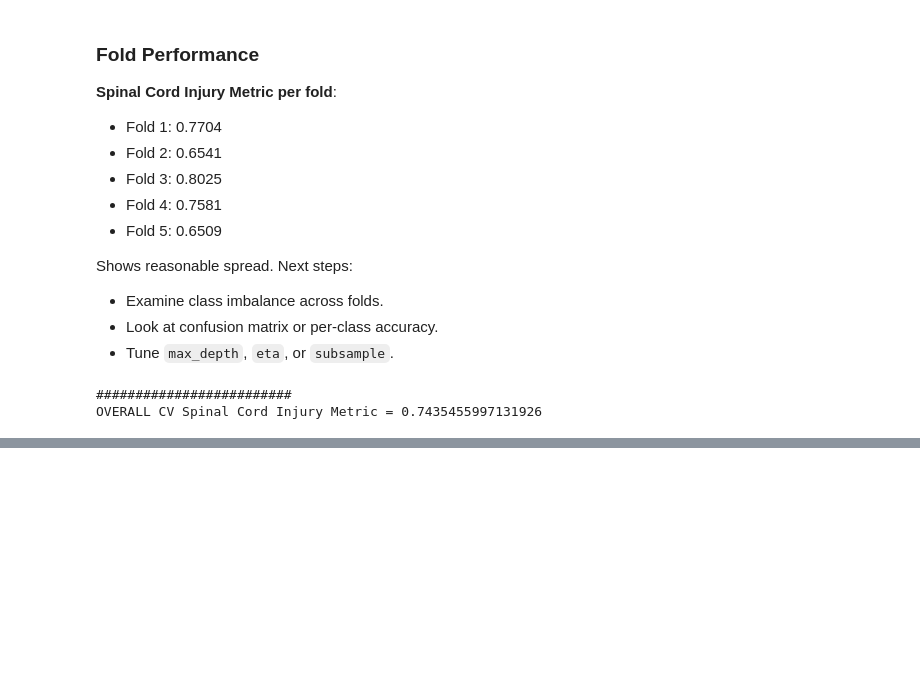
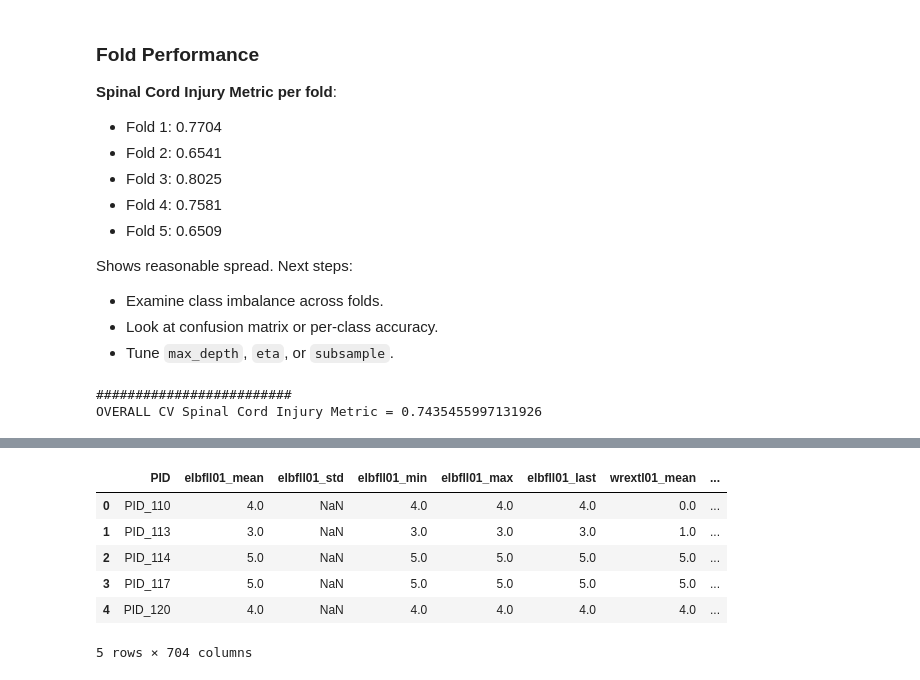
Before and after one commit to carrliitos/kaggle-ASIA_Functional_Track, a Jupyter notebook: notebooks/01_xgb.ipynb, the cells around one changed output, grey strips where cells are left out. Cells and saved outputs as stored; diff of their text form; code cells hidden in the pictures; blank space fills up the shorter version.

```diff
--- a/notebooks/01_xgb.ipynb
+++ b/notebooks/01_xgb.ipynb
@@ -481,0 +519,14 @@ OVERALL CV Spinal Cord Injury Metric = 0.7435455997131926
+# %%
+# Again, we lost the target variable, which is `modben`. Add it back in.
+test_outcomes_df = test_outcomes_df.copy()
+test = test.merge(test_outcomes_df, on="PID", how="inner").drop(columns="time-DELETE THIS COLUMN FOR SUBMISSION").copy()
+# %%
+test.head()
+# %% [output]
+|  | PID | elbfll01_mean | elbfll01_std | elbfll01_min | elbfll01_max | elbfll01_last | wrextl01_mean | ... |
+| 0 | PID_110 | 4.0 | NaN | 4.0 | 4.0 | 4.0 | 0.0 | ... |
+| 1 | PID_113 | 3.0 | NaN | 3.0 | 3.0 | 3.0 | 1.0 | ... |
+| 2 | PID_114 | 5.0 | NaN | 5.0 | 5.0 | 5.0 | 5.0 | ... |
+| 3 | PID_117 | 5.0 | NaN | 5.0 | 5.0 | 5.0 | 5.0 | ... |
+| 4 | PID_120 | 4.0 | NaN | 4.0 | 4.0 | 4.0 | 4.0 | ... |
+5 rows × 704 columns
```
Also changed, not shown: parts of 19 cells of this notebook.
